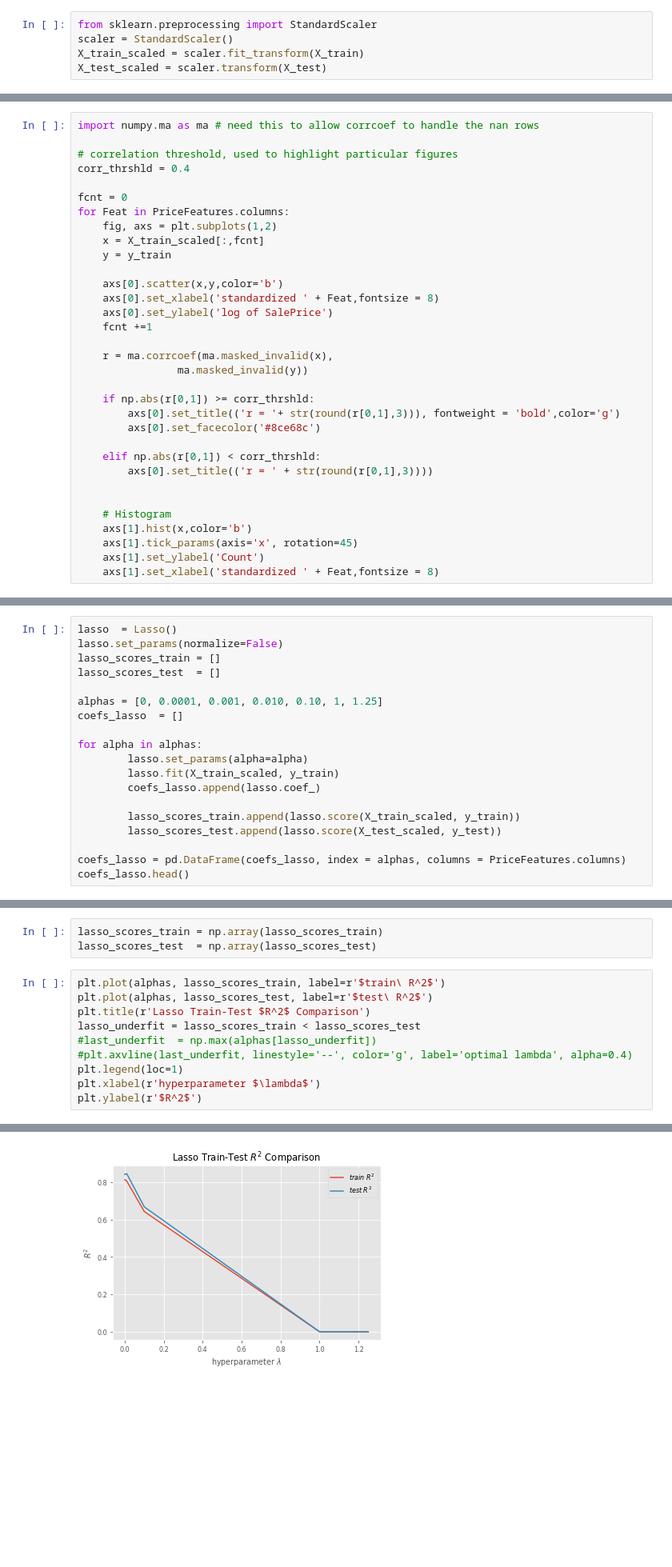
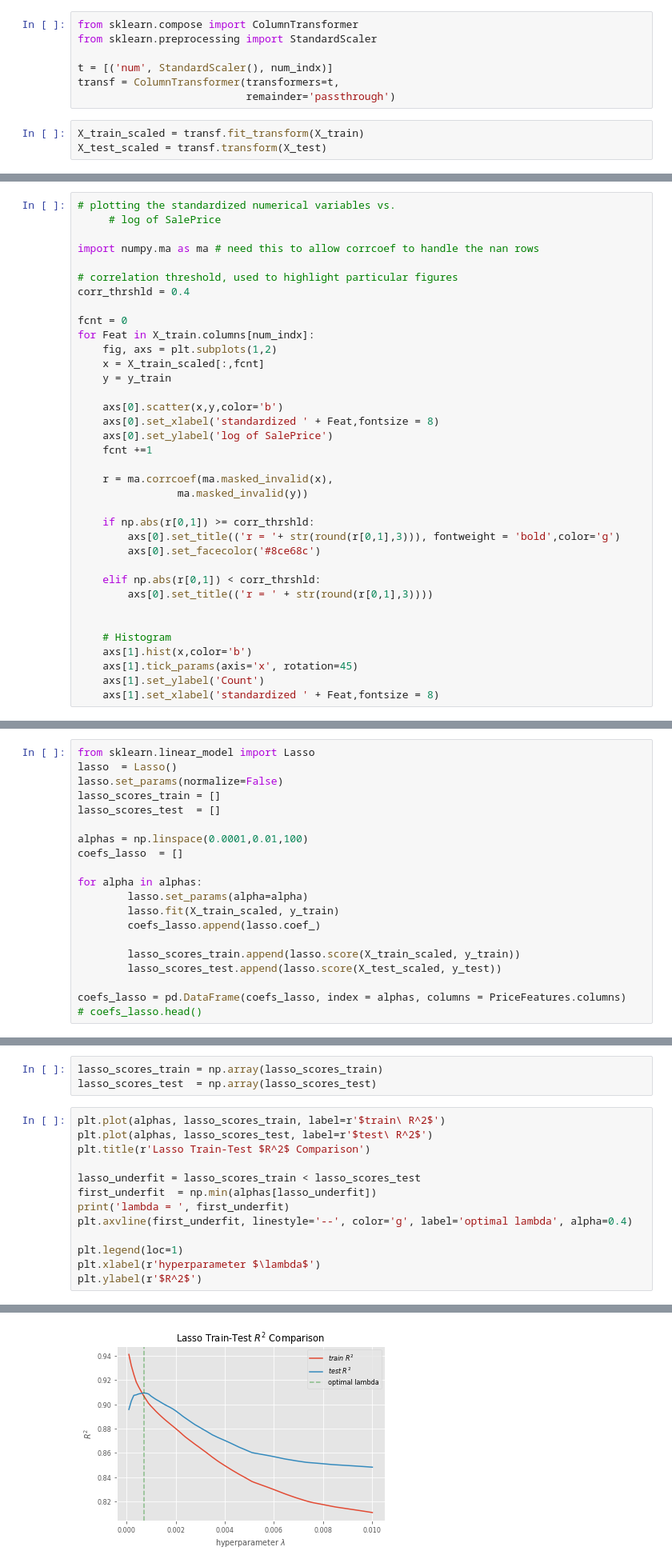
Before and after one commit to flyingcape/Ames_Iowa_HousePrices_Regression, a Jupyter notebook: ML_Project.ipynb, the cells around one changed output, grey strips where cells are left out. Shown at 80% size. Cells and saved outputs as stored; diff of their text form; blank space fills up the shorter version.

Commit message:
cleaned up ML procedure to include dummification of the categorical variables, standardization of the numerical variables; model training section also edited for readability

```diff
--- a/ML_Project.ipynb
+++ b/ML_Project.ipynb
@@ -128,5 +219,10 @@ X_train, X_test, y_train, y_test = train_test_split(
+# %%
+from sklearn.compose import ColumnTransformer
+from sklearn.preprocessing import StandardScaler
+
+t = [('num', StandardScaler(), num_indx)]
+transf = ColumnTransformer(transformers=t,
+                           remainder='passthrough')
 # %%
-from sklearn.preprocessing import StandardScaler
-scaler = StandardScaler()
-X_train_scaled = scaler.fit_transform(X_train)
-X_test_scaled = scaler.transform(X_test)
+X_train_scaled = transf.fit_transform(X_train)
+X_test_scaled = transf.transform(X_test)
@@ -133,11 +233,14 @@ X_test_scaled = scaler.transform(X_test)
 # %%
+# plotting the standardized numerical variables vs.
+     # log of SalePrice
+
 import numpy.ma as ma # need this to allow corrcoef to handle the nan rows
 
 # correlation threshold, used to highlight particular figures
 corr_thrshld = 0.4
 
 fcnt = 0
-for Feat in PriceFeatures.columns:
+for Feat in X_train.columns[num_indx]:
     fig, axs = plt.subplots(1,2)
     x = X_train_scaled[:,fcnt]
     y = y_train
@@ -262,10 +354,11 @@ from sklearn.linear_model import Lasso
 # %%
+from sklearn.linear_model import Lasso
 lasso  = Lasso()
 lasso.set_params(normalize=False)
 lasso_scores_train = []
 lasso_scores_test  = []
 
-alphas = [0, 0.0001, 0.001, 0.010, 0.10, 1, 1.25]
+alphas = np.linspace(0.0001,0.01,100)
 coefs_lasso  = []
 
 for alpha in alphas:
@@ -277,4 +370,4 @@ for alpha in alphas:
         lasso_scores_test.append(lasso.score(X_test_scaled, y_test))
 
 coefs_lasso = pd.DataFrame(coefs_lasso, index = alphas, columns = PriceFeatures.columns)
-coefs_lasso.head()
+# coefs_lasso.head()
@@ -293,9 +378,12 @@ lasso_scores_test  = np.array(lasso_scores_test)
 plt.plot(alphas, lasso_scores_train, label=r'$train\ R^2$')
 plt.plot(alphas, lasso_scores_test, label=r'$test\ R^2$')
 plt.title(r'Lasso Train-Test $R^2$ Comparison')
+
 lasso_underfit = lasso_scores_train < lasso_scores_test
-#last_underfit  = np.max(alphas[lasso_underfit])
-#plt.axvline(last_underfit, linestyle='--', color='g', label='optimal lambda', alpha=0.4)
+first_underfit  = np.min(alphas[lasso_underfit])
+print('lambda = ', first_underfit)
+plt.axvline(first_underfit, linestyle='--', color='g', label='optimal lambda', alpha=0.4)
+
 plt.legend(loc=1)
 plt.xlabel(r'hyperparameter $\lambda$')
 plt.ylabel(r'$R^2$')
@@ -304 +393 @@ Text(0, 0.5, '$R^2$')
-[figure, old version]
+[figure, new version]
```
Also changed, not shown: parts of 58 cells of this notebook, 1 other file.
